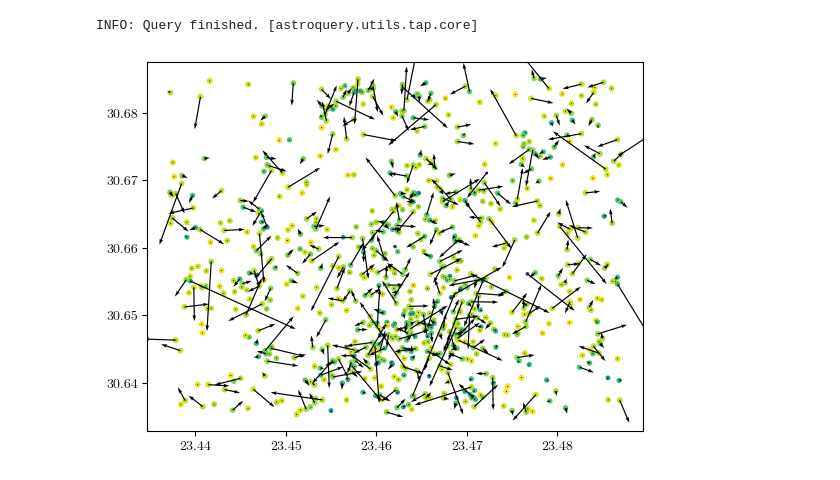
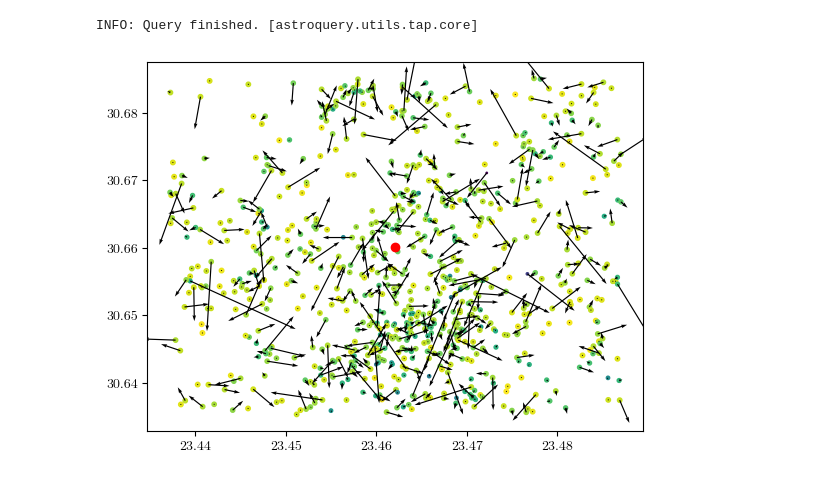
Before and after one commit to AstroTaffer/MEN-681301-OAM, a Jupyter notebook: zwicky1.ipynb, the cells around one changed output. Saved outputs shown, nothing was run; the diff lists cells and outputs as text; code cells hidden in the pictures.

```diff
--- a/zwicky1.ipynb
+++ b/zwicky1.ipynb
@@ -22,11 +23,14 @@ INFO: Query finished. [astroquery.utils.tap.core]
 g_max = np.max(r['phot_g_mean_mag'])
 g_min = np.min(r['phot_g_mean_mag'])
 # %%
+ra0 = Angle("01h33m50.8965749232s")
+dec0 = Angle("+30d39m36.630403128s")
 fig, ax = plt.subplots(1, 1)
 ax.scatter(r['ra'], r['dec'], s=1+10*(r['phot_g_mean_mag'] - g_min)/(g_max - g_min), c=(r['phot_g_mean_mag'] - g_min)/(g_max - g_min))
 #plt.quiver(np.array(r['ra'][mask]), np.array(r['dec'][mask]), np.array(r['pmra'][mask]), np.array(r['pmdec'][mask]))
 ax.quiver(r['ra'].filled(0), r['dec'].filled(0), r['pmra'].filled(0), r['pmdec'].filled(0))
+ax.scatter(ra0.to(u.deg), dec0, c='red')
 fig.savefig("quiver.png", dpi=300)
 plt.show()
 # %% [output]
-[figure, old version]
+[figure, new version]
```
Also changed, not shown: parts of 5 cells of this notebook.
